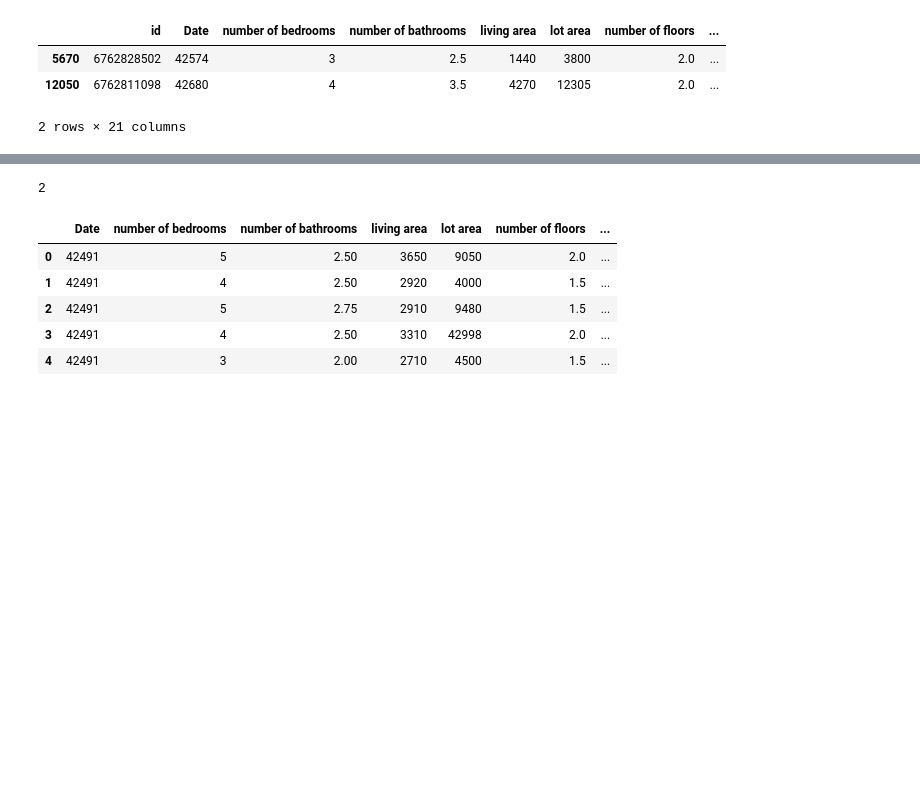
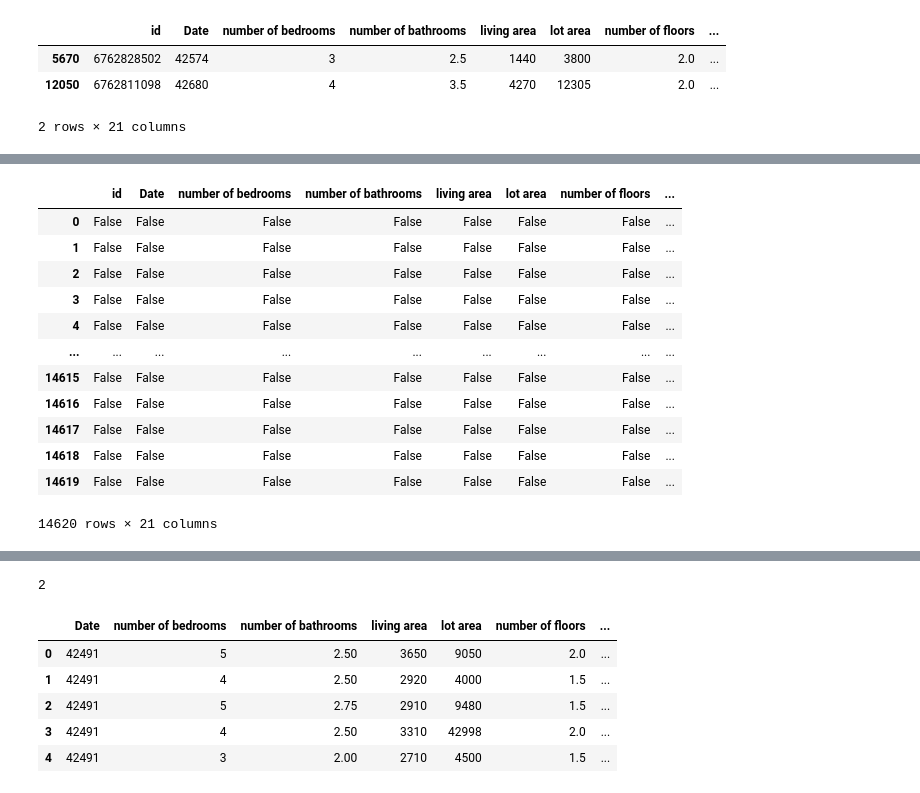
Before and after one commit to melroydco/project2, a Jupyter notebook: model/housePricePrediction.ipynb, the cells around one changed output, grey strips where cells are left out. Cells and saved outputs as stored; diff of their text form; code cells hidden in the pictures; blank space fills up the shorter version.

```diff
--- a/model/housePricePrediction.ipynb
+++ b/model/housePricePrediction.ipynb
@@ -80,0 +97,16 @@ df.sample(n=2)
+# %%
+df.isna()
+# %% [output]
+|  | id | Date | number of bedrooms | number of bathrooms | living area | lot area | number of floors | ... |
+| 0 | False | False | False | False | False | False | False | ... |
+| 1 | False | False | False | False | False | False | False | ... |
+| 2 | False | False | False | False | False | False | False | ... |
+| 3 | False | False | False | False | False | False | False | ... |
+| 4 | False | False | False | False | False | False | False | ... |
+| ... | ... | ... | ... | ... | ... | ... | ... | ... |
+| 14615 | False | False | False | False | False | False | False | ... |
+| 14616 | False | False | False | False | False | False | False | ... |
+| 14617 | False | False | False | False | False | False | False | ... |
+| 14618 | False | False | False | False | False | False | False | ... |
+| 14619 | False | False | False | False | False | False | False | ... |
+14620 rows × 21 columns
```
Also changed, not shown: parts of 7 cells of this notebook, 6 other files.
